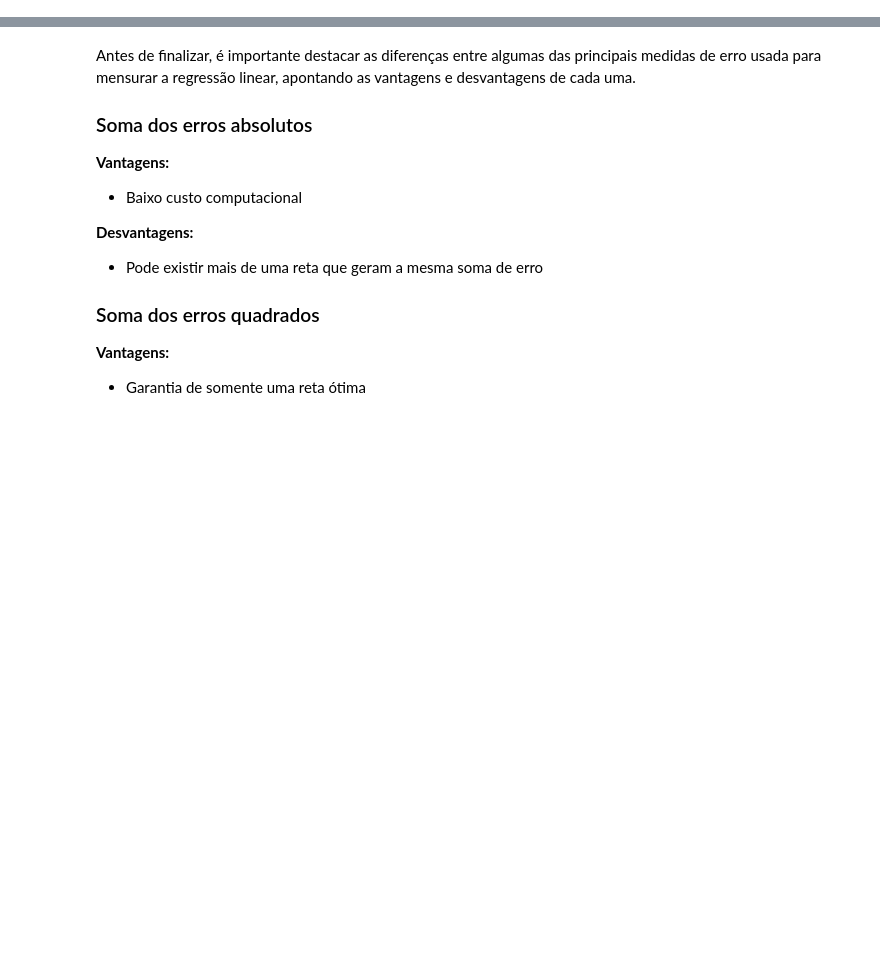
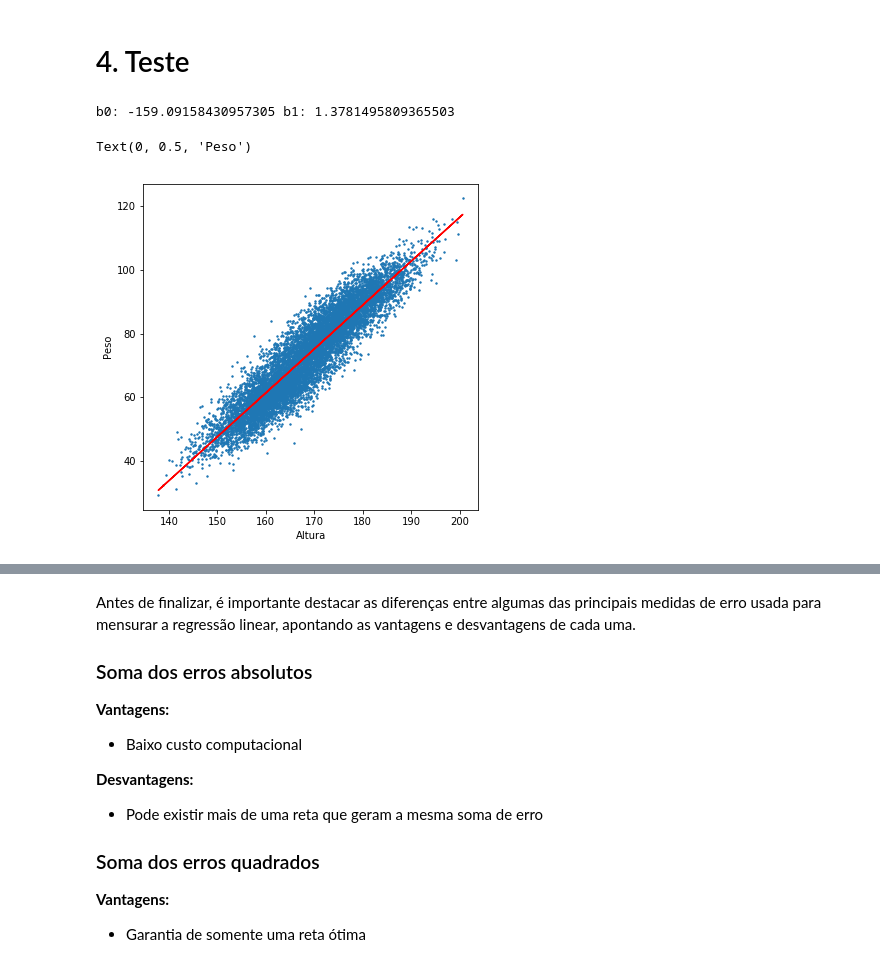
Before and after one commit to arnaldog12/Machine_Learning, a Jupyter notebook: Regressão Linear.ipynb, the cells around one changed output, grey strips where cells are left out. Drawn from its saved outputs; the diff is of its cells as text; code cells hidden in the pictures; blank space fills up the shorter version.

Commit message:
padroniza notebook da regressão linear

```diff
--- a/Regressão Linear.ipynb
+++ b/Regressão Linear.ipynb
@@ -242,0 +77,29 @@ male_train.shape
+# %%
+class MyLinearRegression():
+    def __init__(self):
+        self.b0 = 0.0
+        self.b1 = 0.0
+
+    def fit(self, x, y):
+        self.b1 = correlation(x, y) * np.std(y) / np.std(x)
+        self.b0 = np.mean(y) - (self.b1 * np.mean(x))
+
+    def predict(self, x):
+        return self.b0 + self.b1*x
+# %% [markdown]
+# 4. Teste
+# %%
+reg = MyLinearRegression()
+reg.fit(x, y)
+
+print('b0: {} b1: {}'.format(reg.b0, reg.b1))
+
+plt.figure(figsize=(6, 6))
+plt.scatter(x, y, s=2)
+plt.plot(x, reg.predict(x), c='red')
+plt.xlabel('Altura')
+plt.ylabel('Peso')
+# %% [output]
+b0: -159.09158430957305 b1: 1.3781495809365503
+Text(0, 0.5, 'Peso')
+[figure, added]
```
Also changed, not shown: parts of 49 cells of this notebook.
